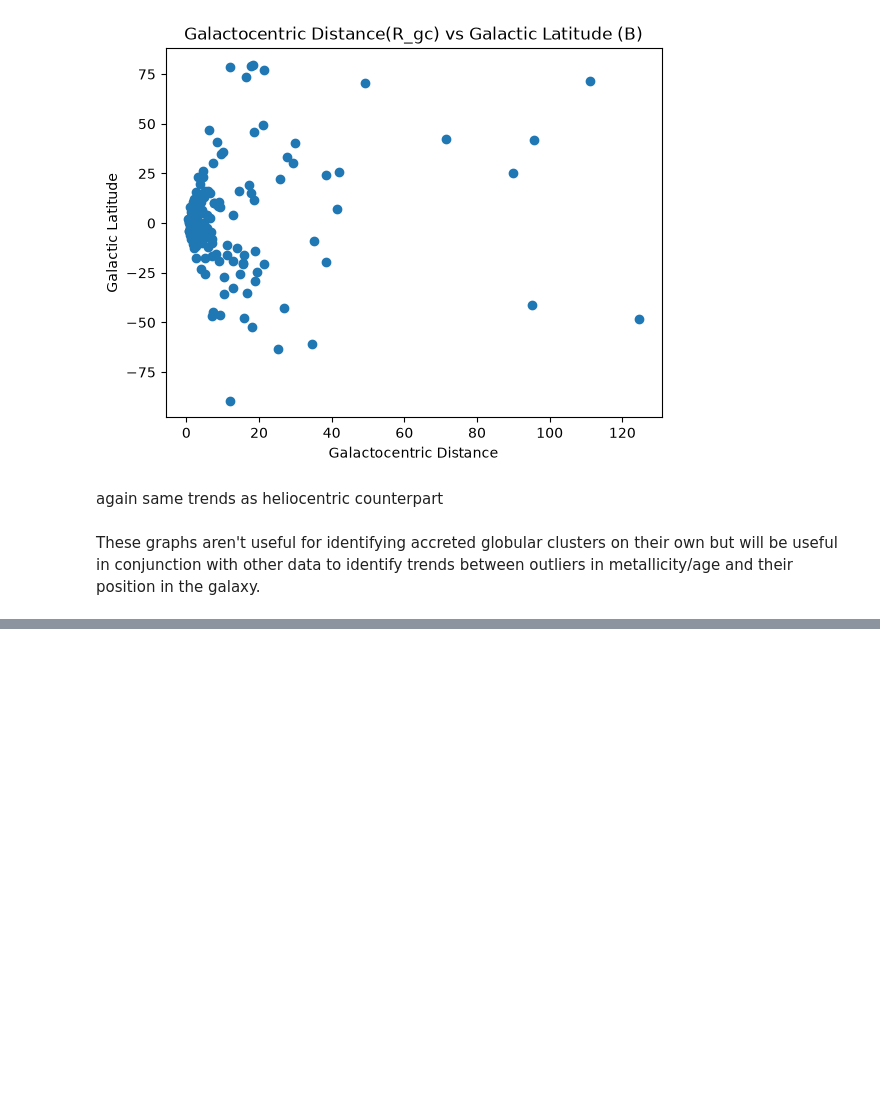
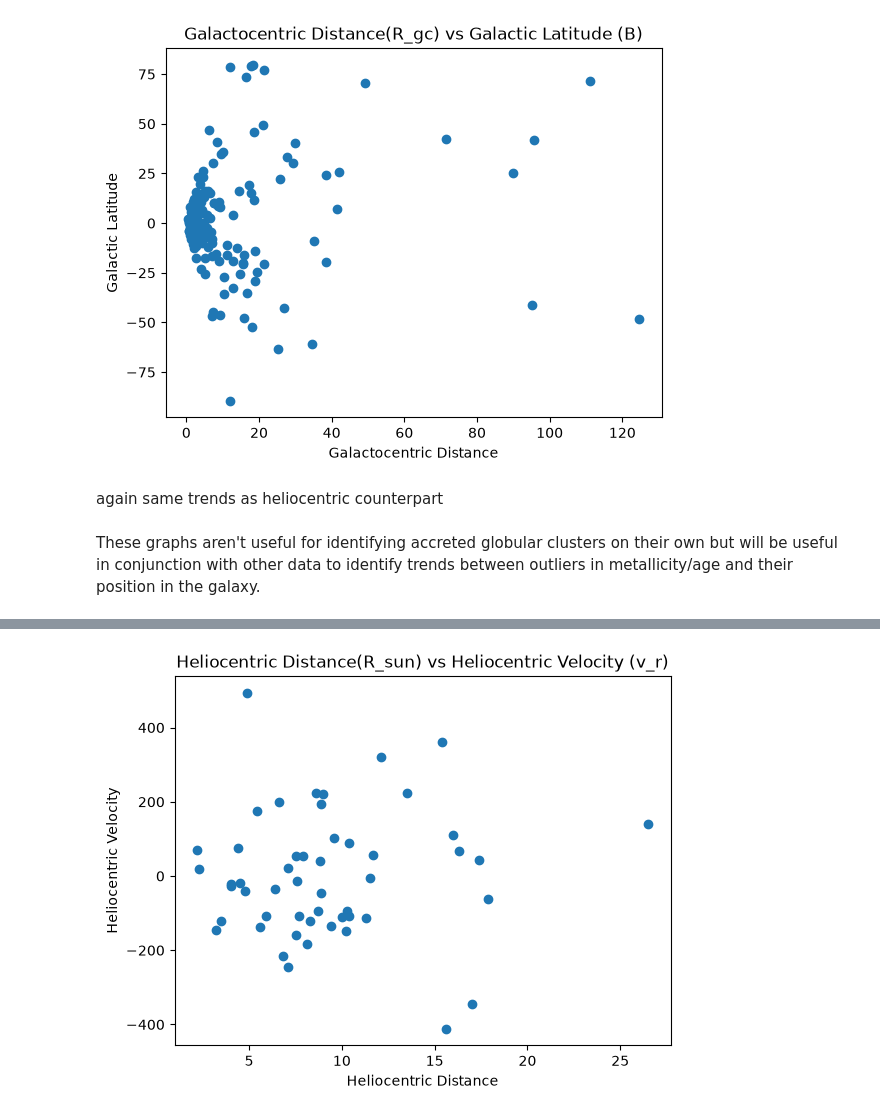
Before and after one commit to matilda-2116/3116_assignment_AshtonMatildaVix, a Jupyter notebook: HarrisPartI.ipynb, the cells around one changed output, grey strips where cells are left out. Cells and saved outputs as stored; diff of their text form; code cells hidden in the pictures; blank space fills up the shorter version.

Commit message:
Added Velocity Graphs
Plotted relationships between distance and velocities, including the required graph of heliocentric distance vs recessional velocity

```diff
--- a/HarrisPartI.ipynb
+++ b/HarrisPartI.ipynb
@@ -88,3 +88,13 @@ plt.show()
 again same trends as heliocentric counterpart
 # %% [markdown]
 These graphs aren't useful for identifying accreted globular clusters on their own but will be useful in conjunction with other data to identify trends between outliers in metallicity/age and their position in the galaxy.
+# %%
+MergedData = pd.read_csv('GC_Merged_table.csv') # assigns the csv data to variable HarrisPartI
+HeliocentricDistance = MergedData['R_Sun']
+HeliocentricVelocity = MergedData['v_r']
+GalactocentricDistance = MergedData['R_gc']
+GalactocntricVelocity = MergedData['v_r']
+GalacticLongitude = MergedData['L']
+GalacticLatitude = MergedData['B']
+LSRVelocity = MergedData['v_LSR']
+print(MergedData)
@@ -90,0 +119,8 @@ These graphs aren't useful for identifying accreted globular clusters on their o
+# %%
+plt.scatter(HeliocentricDistance,HeliocentricVelocity)
+plt.xlabel("Heliocentric Distance")
+plt.ylabel("Heliocentric Velocity")
+plt.title("Heliocentric Distance(R_sun) vs Heliocentric Velocity (v_r)")
+plt.show()
+# %% [output]
+[figure, added]
```
Also changed, not shown: parts of 3 cells of this notebook.
